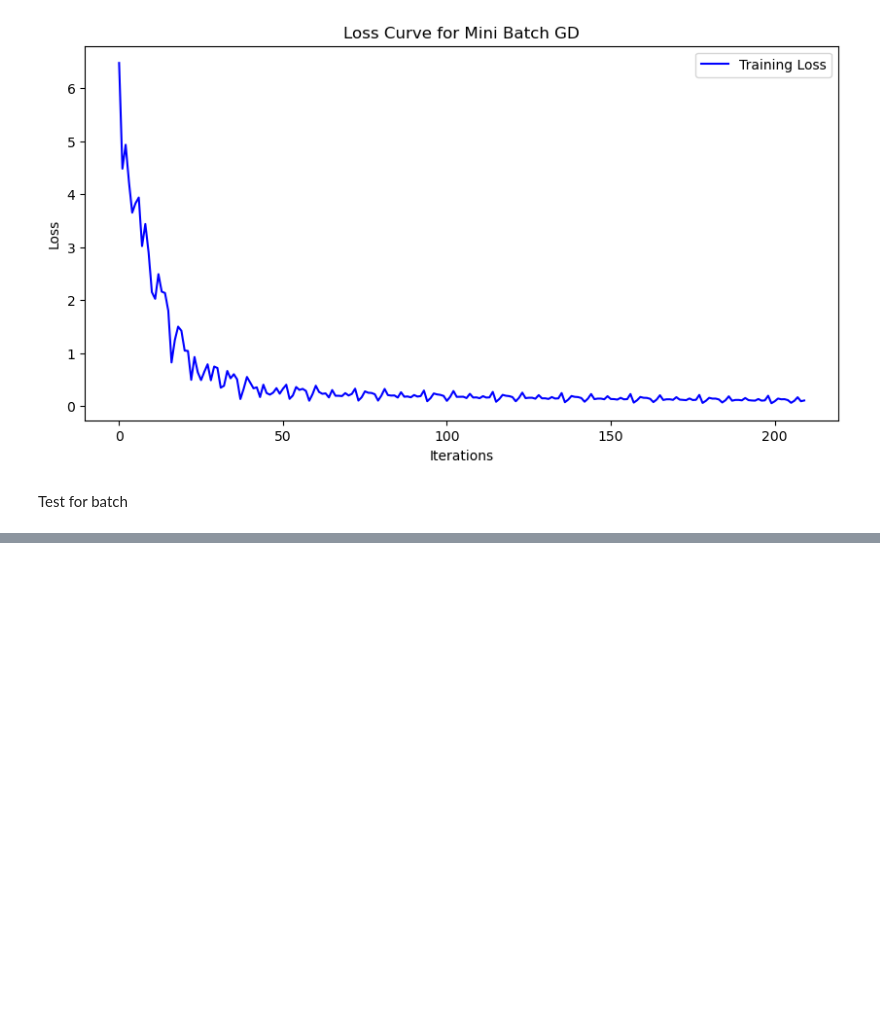
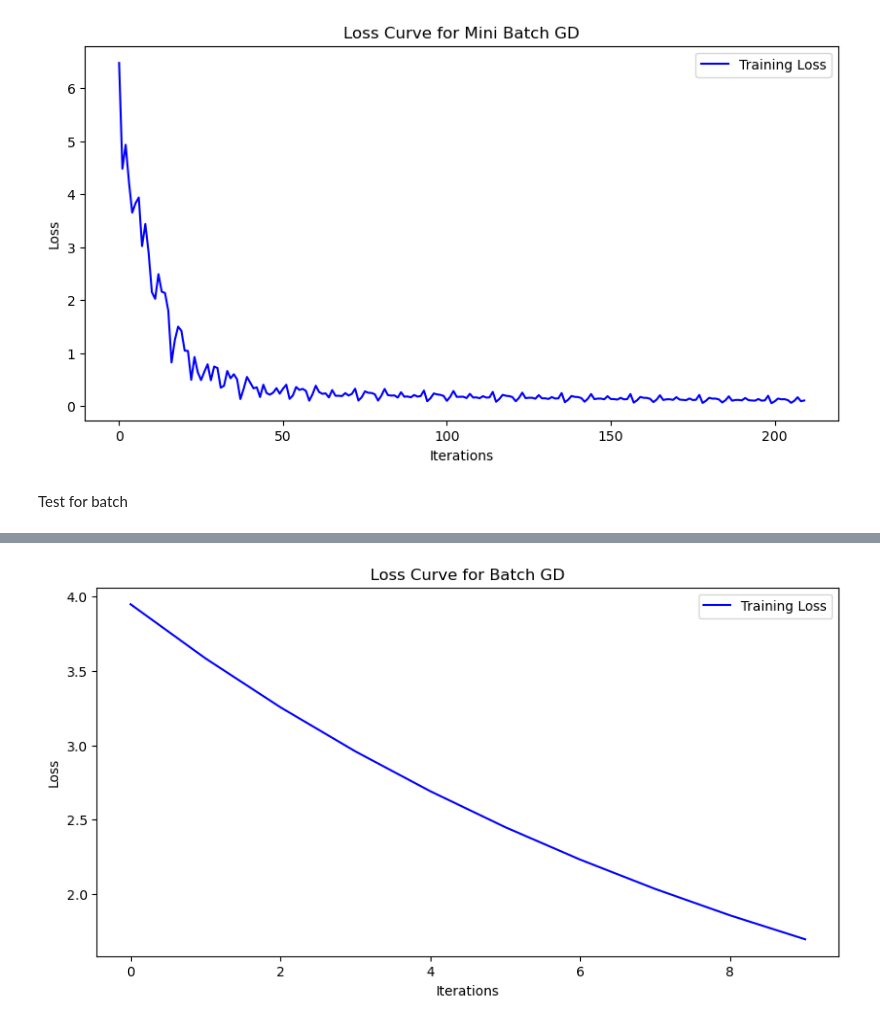
Before and after one commit to anshium/smai-assignment-1, a Jupyter notebook: Question_1/q1.ipynb, the cells around one changed output, grey strips where cells are left out. Saved outputs shown, nothing was run; the diff lists cells and outputs as text; code cells hidden in the pictures; blank space fills up the shorter version.

```diff
--- a/Question_1/q1.ipynb
+++ b/Question_1/q1.ipynb
@@ -408,0 +411,4 @@ ValueError: operands could not be broadcast together with shapes (17,) (17,700)
+# %%
+plot_full("Batch GD", training_losses_bgd)
+# %% [output]
+[figure, added]
```
Also changed, not shown: parts of 2 cells of this notebook.
